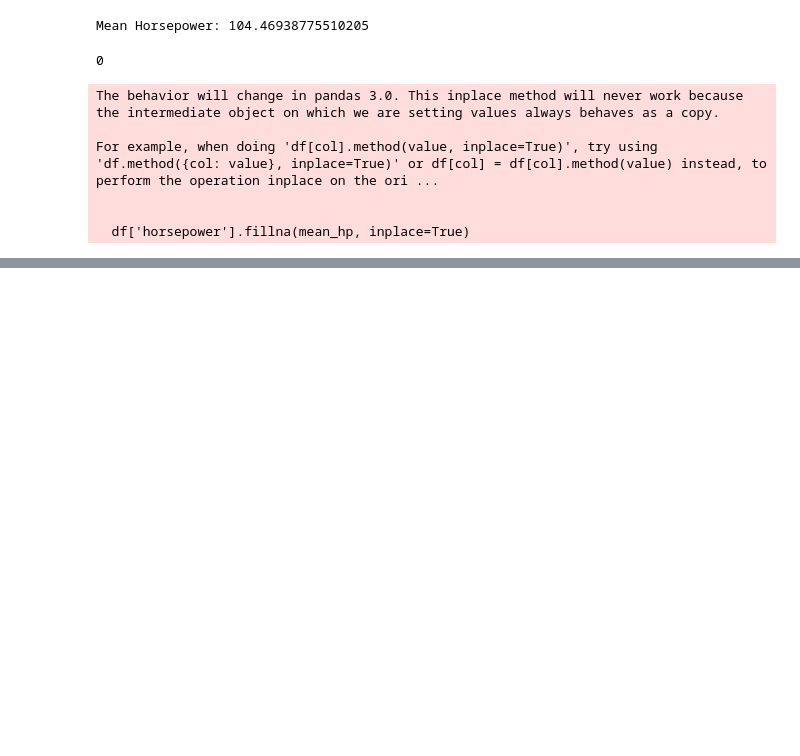
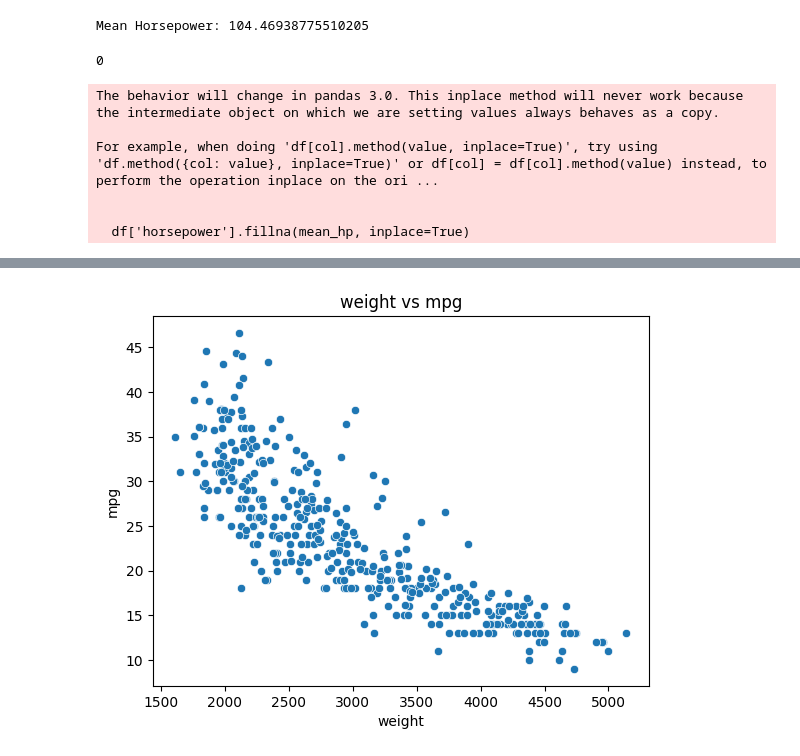
Before and after one commit to Jamunajayanna/google, a Jupyter notebook: chapter_appendix-tools-for-deep-learning/jupyter.ipynb, the cells around one changed output, grey strips where cells are left out. Saved outputs shown, nothing was run; the diff lists cells and outputs as text; code cells hidden in the pictures; blank space fills up the shorter version.

```diff
--- a/chapter_appendix-tools-for-deep-learning/jupyter.ipynb
+++ b/chapter_appendix-tools-for-deep-learning/jupyter.ipynb
@@ -70,0 +96,9 @@ For example, when doing 'df[col].method(value, inplace=True)', try using 'df.met
+# %%
+plt.figure()
+sns.scatterplot(data=df,x='weight',y='mpg')
+plt.title('weight vs mpg')
+plt.xlabel('weight')
+plt.ylabel('mpg')
+plt.show()
+# %% [output]
+[figure, added]
```
Also changed, not shown: parts of 5 cells of this notebook.
